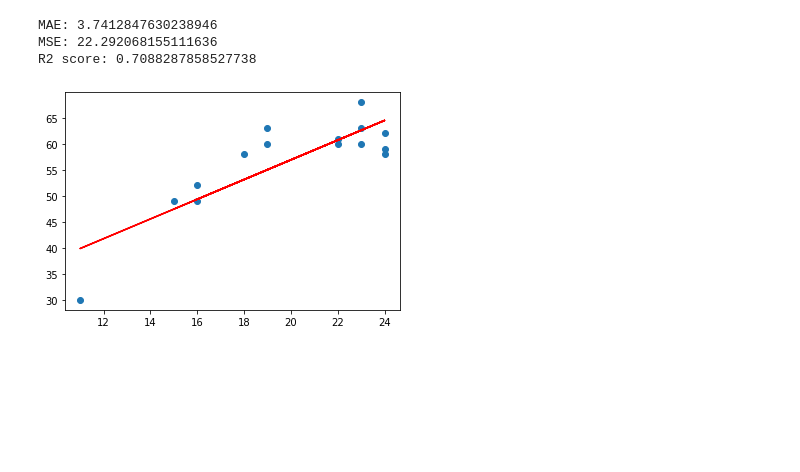
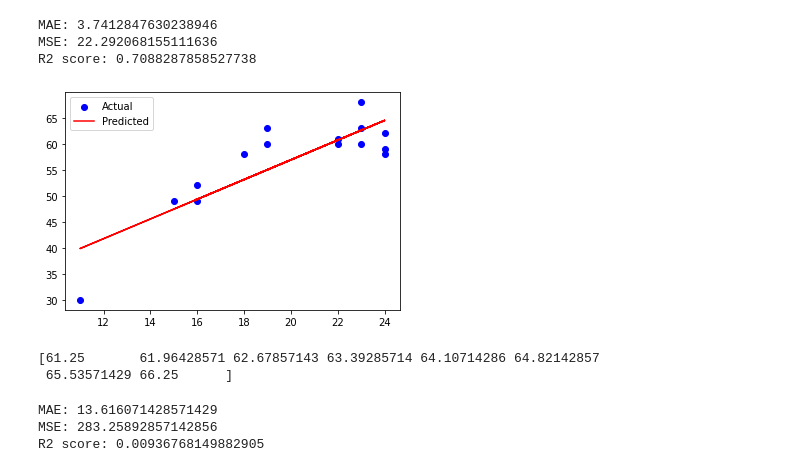
Before and after one commit to ShahHet2812/Sem4, a Jupyter notebook: B4_128_Sem_4/B4_T2/Python/Chapter-5.ipynb, the cells around one changed output. Drawn from its saved outputs; the diff is of its cells as text; code cells hidden in the pictures; blank space fills up the shorter version.

```diff
--- a/B4_128_Sem_4/B4_T2/Python/Chapter-5.ipynb
+++ b/B4_128_Sem_4/B4_T2/Python/Chapter-5.ipynb
@@ -106,8 +106,9 @@ MSE: 22.292068155111636
 R2 score: 0.7088287858527738
 # %%
 import matplotlib.pyplot as plt
-plt.scatter(x,y)
-plt.plot(x,y_pred,c='r')
+plt.scatter(x,y,c='b',label='Actual')
+plt.plot(x,y_pred,c='r',label='Predicted')
+plt.legend()
 plt.show()
 # %% [output]
-[figure, old version]
+[figure, new version]
@@ -113,0 +120,18 @@ plt.show()
+# %%
+from sklearn.linear_model import LinearRegression
+lr=LinearRegression()
+lr.fit(hours,score)
+score_pred=lr.predict(hours)
+print(score_pred)
+# %% [output]
+[61.25       61.96428571 62.67857143 63.39285714 64.10714286 64.82142857
+ 65.53571429 66.25      ]
+# %%
+from sklearn import metrics
+print("MAE:",metrics.mean_absolute_error(score,score_pred))
+print("MSE:",metrics.mean_squared_error(score,score_pred))
+print("R2 score:",metrics.r2_score(score,score_pred))
+# %% [output]
+MAE: 13.616071428571429
+MSE: 283.25892857142856
+R2 score: 0.00936768149882905
```
Also changed, not shown: parts of 14 cells of this notebook, 5 other files.
